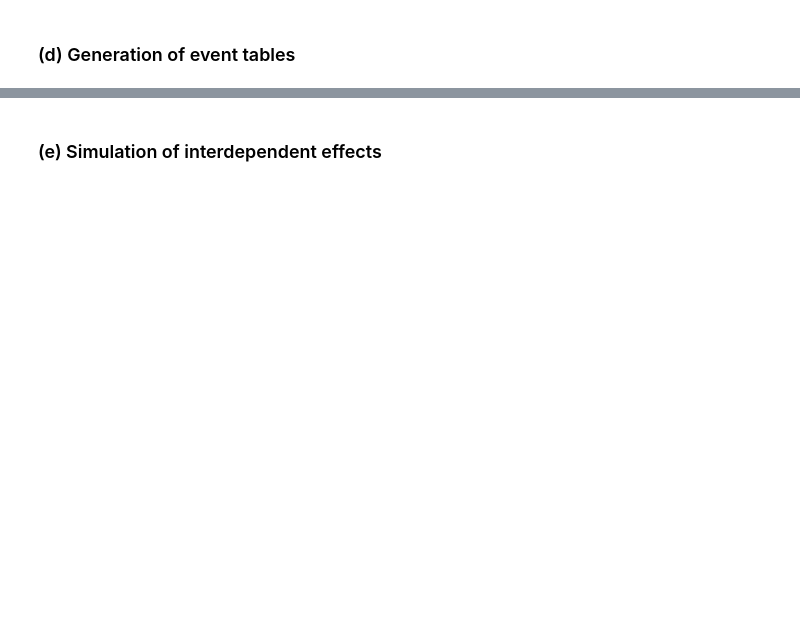
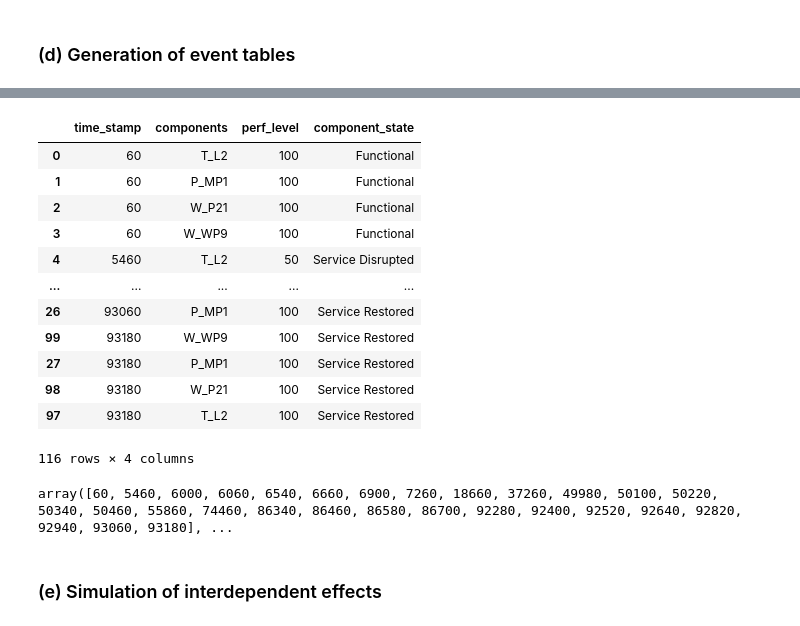
Before and after one commit to srijithbalakrishnan/dreaminsg-integrated-model, a Jupyter notebook: notebooks/demo_no_optimization.ipynb, the cells around one changed output, grey strips where cells are left out. Saved outputs shown, nothing was run; the diff lists cells and outputs as text; code cells hidden in the pictures; blank space fills up the shorter version.

```diff
--- a/notebooks/demo_no_optimization.ipynb
+++ b/notebooks/demo_no_optimization.ipynb
@@ -168,3 +173,23 @@ network_recovery.get_event_table().tail(5)
+# %%
+network_recovery.get_event_table()
+# %% [output]
+|  | time_stamp | components | perf_level | component_state |
+| 0 | 60 | T_L2 | 100 | Functional |
+| 1 | 60 | P_MP1 | 100 | Functional |
+| 2 | 60 | W_P21 | 100 | Functional |
+| 3 | 60 | W_WP9 | 100 | Functional |
+| 4 | 5460 | T_L2 | 50 | Service Disrupted |
+| ... | ... | ... | ... | ... |
+| 26 | 93060 | P_MP1 | 100 | Service Restored |
+| 99 | 93180 | W_WP9 | 100 | Service Restored |
+| 27 | 93180 | P_MP1 | 100 | Service Restored |
+| 98 | 93180 | W_P21 | 100 | Service Restored |
+| 97 | 93180 | T_L2 | 100 | Service Restored |
+116 rows × 4 columns
+# %%
+network_recovery.get_event_table().time_stamp.unique()
+# %% [output]
+array([60, 5460, 6000, 6060, 6540, 6660, 6900, 7260, 18660, 37260, 49980, 50100, 50220, 50340, 50460, 55860, 74460, 86340, 86460, 86580, 86700, 92280, 92400, 92520, 92640, 92820, 92940, 93060, 93180], ...
 # %% [markdown]
 ### (e) Simulation of interdependent effects
 # %%
```
Also changed, not shown: parts of 9 cells of this notebook, 2 other files.
